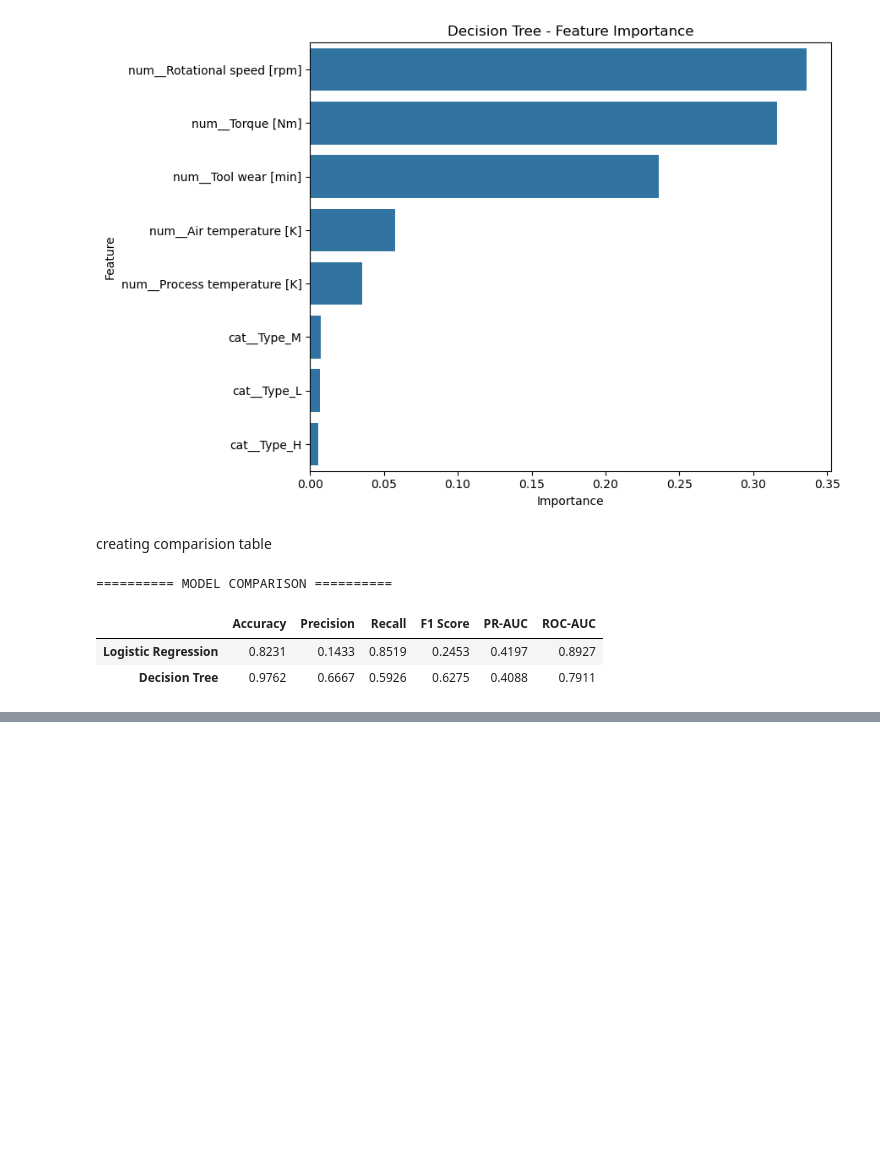
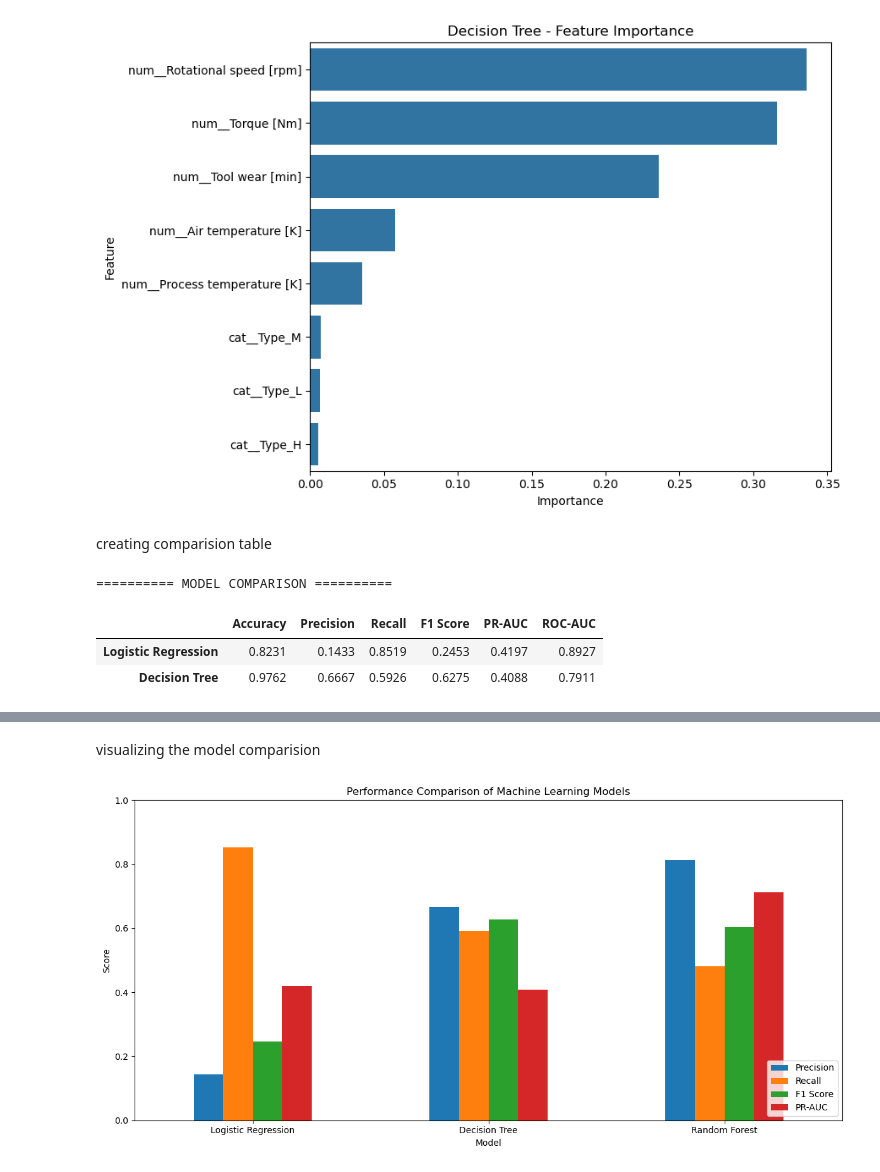
Before and after one commit to hitmanp007/Predictive-Maintenance-Intelligence-Platform, a Jupyter notebook: model_development.ipynb, the cells around one changed output, grey strips where cells are left out. Cells and saved outputs as stored; diff of their text form; code cells hidden in the pictures; blank space fills up the shorter version.

```diff
--- a/model_development.ipynb
+++ b/model_development.ipynb
@@ -492,0 +551,14 @@ display(model_comparison.round(4))
+# %%
+rf_metrics = {
+    "Accuracy": accuracy_score(y_val, y_rf_pred),
+    "Precision": precision_score(y_val, y_rf_pred, zero_division=0),
+    "Recall": recall_score(y_val, y_rf_pred, zero_division=0),
+    "F1 Score": f1_score(y_val, y_rf_pred, zero_division=0),
+    "PR-AUC": average_precision_score(y_val, y_rf_prob),
+    "ROC-AUC": roc_auc_score(y_val, y_rf_prob)
+}
+
+print("========== RANDOM FOREST RESULTS ==========")
+
+for name, value in rf_metrics.items():
+    print(f"{name}: {value:.4f}")
@@ -492,0 +660,9 @@ display(model_comparison.round(4))
+# %%
+model_comparison = pd.DataFrame({
+    "Logistic Regression": metrics,
+    "Decision Tree": dt_metrics,
+    "Random Forest": rf_metrics
+}).T
+
+print(" MODEL PERFORMANCE COMPARISON" )
+display(model_comparison.round(4))
@@ -492,0 +675,22 @@ display(model_comparison.round(4))
+# %% [markdown]
+visualizing the model comparision
+# %%
+comparison_metrics = model_comparison[
+    ["Precision", "Recall", "F1 Score", "PR-AUC"]
+]
+
+comparison_metrics.plot(
+    kind="bar",
+    figsize=(12, 6)
+)
+
+plt.title("Performance Comparison of Machine Learning Models")
+plt.ylabel("Score")
+plt.xlabel("Model")
+plt.xticks(rotation=0)
+plt.ylim(0, 1)
+plt.legend(loc="lower right")
+plt.tight_layout()
+plt.show()
+# %% [output]
+[figure, added]
```
Also changed, not shown: parts of 18 cells of this notebook.
